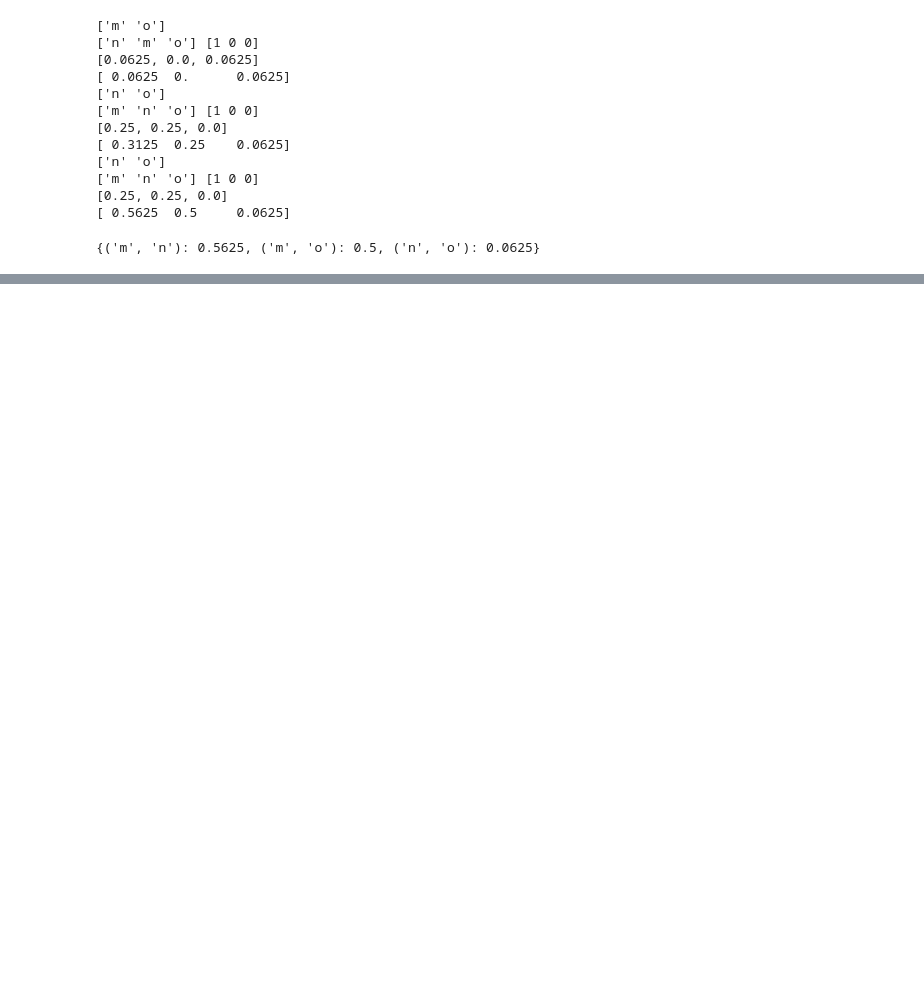
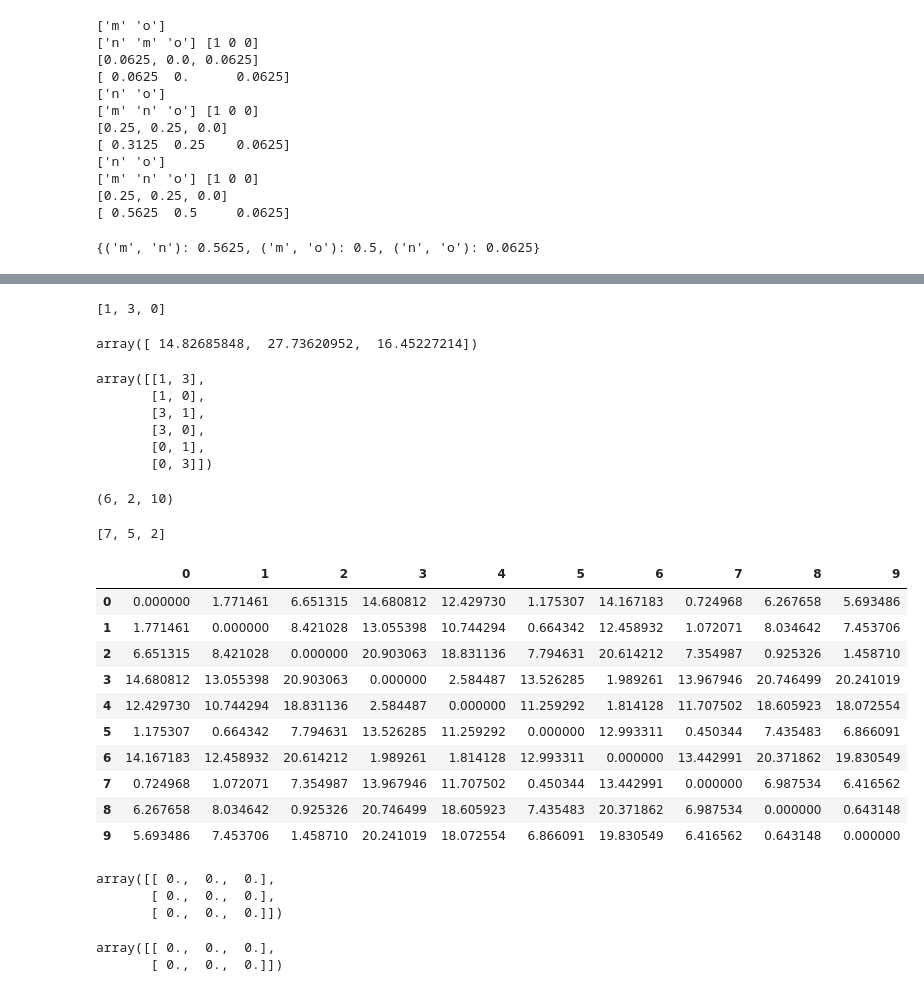
Before and after one commit to zhangxu999/DolphinML, a Jupyter notebook: Kmeans.ipynb, the cells around one changed output, grey strips where cells are left out. Saved outputs shown, nothing was run; the diff lists cells and outputs as text; code cells hidden in the pictures; blank space fills up the shorter version.

```diff
--- a/Kmeans.ipynb
+++ b/Kmeans.ipynb
@@ -64,0 +144,45 @@ class
+# %%
+clus
+# %% [output]
+[1, 3, 0]
+# %%
+D_mat[:,clus][clus,:].sum(axis=1)
+# %% [output]
+array([ 14.82685848,  27.73620952,  16.45227214])
+# %%
+np.array(list(permutations(clus,2)))
+# %% [output]
+array([[1, 3],
+       [1, 0],
+       [3, 1],
+       [3, 0],
+       [0, 1],
+       [0, 3]])
+# %%
+D_mat[np.array(list(permutations(clus,2)))].shape
+# %% [output]
+(6, 2, 10)
+# %%
+clus
+# %% [output]
+[7, 5, 2]
+# %%
+pd.DataFrame(D_mat)
+# %% [output]
+|  | 0 | 1 | 2 | 3 | 4 | 5 | 6 | 7 | 8 | 9 |
+| 0 | 0.000000 | 1.771461 | 6.651315 | 14.680812 | 12.429730 | 1.175307 | 14.167183 | 0.724968 | 6.267658 | 5.693486 |
+| 1 | 1.771461 | 0.000000 | 8.421028 | 13.055398 | 10.744294 | 0.664342 | 12.458932 | 1.072071 | 8.034642 | 7.453706 |
+| 2 | 6.651315 | 8.421028 | 0.000000 | 20.903063 | 18.831136 | 7.794631 | 20.614212 | 7.354987 | 0.925326 | 1.458710 |
+| 3 | 14.680812 | 13.055398 | 20.903063 | 0.000000 | 2.584487 | 13.526285 | 1.989261 | 13.967946 | 20.746499 | 20.241019 |
+| 4 | 12.429730 | 10.744294 | 18.831136 | 2.584487 | 0.000000 | 11.259292 | 1.814128 | 11.707502 | 18.605923 | 18.072554 |
+| 5 | 1.175307 | 0.664342 | 7.794631 | 13.526285 | 11.259292 | 0.000000 | 12.993311 | 0.450344 | 7.435483 | 6.866091 |
+| 6 | 14.167183 | 12.458932 | 20.614212 | 1.989261 | 1.814128 | 12.993311 | 0.000000 | 13.442991 | 20.371862 | 19.830549 |
+| 7 | 0.724968 | 1.072071 | 7.354987 | 13.967946 | 11.707502 | 0.450344 | 13.442991 | 0.000000 | 6.987534 | 6.416562 |
+| 8 | 6.267658 | 8.034642 | 0.925326 | 20.746499 | 18.605923 | 7.435483 | 20.371862 | 6.987534 | 0.000000 | 0.643148 |
+| 9 | 5.693486 | 7.453706 | 1.458710 | 20.241019 | 18.072554 | 6.866091 | 19.830549 | 6.416562 | 0.643148 | 0.000000 |
+# %%
+D_mat
+# %% [output]
+array([[ 0.,  0.,  0.],
+       [ 0.,  0.,  0.],
+       [ 0.,  0.,  0.]])
@@ -64,0 +191,5 @@ class
+# %%
+D_mat[[1,2]]
+# %% [output]
+array([[ 0.,  0.,  0.],
+       [ 0.,  0.,  0.]])
```
Also changed, not shown: parts of 37 cells of this notebook.
